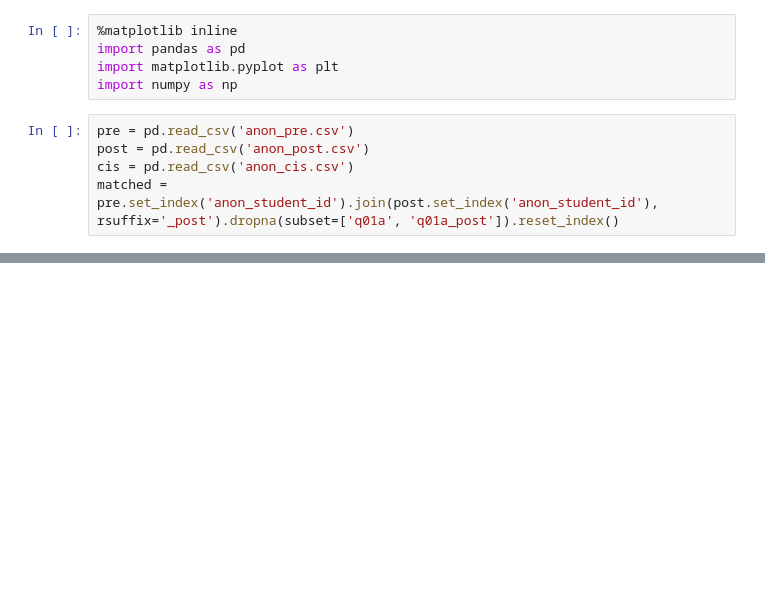
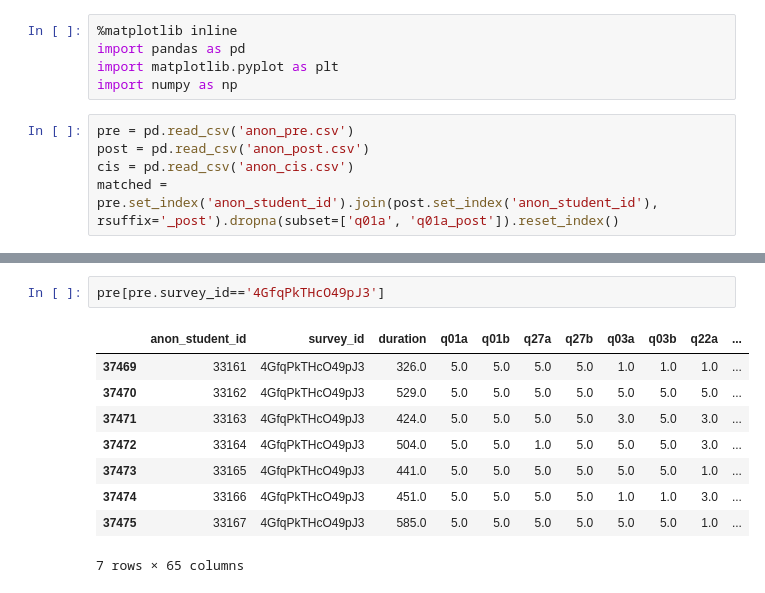
Before and after one commit to Lewandowski-Labs-PER/eclass-public, a Jupyter notebook: summary statistics.ipynb, the cells around one changed output, grey strips where cells are left out. Saved outputs shown, nothing was run; the diff lists cells and outputs as text; blank space fills up the shorter version.

```diff
--- a/summary statistics.ipynb
+++ b/summary statistics.ipynb
@@ -139,0 +127,12 @@ matched.reset_index()
+# %%
+pre[pre.survey_id=='4GfqPkTHcO49pJ3']
+# %% [output]
+|  | anon_student_id | survey_id | duration | q01a | q01b | q27a | q27b | q03a | q03b | q22a | ... |
+| 37469 | 33161 | 4GfqPkTHcO49pJ3 | 326.0 | 5.0 | 5.0 | 5.0 | 5.0 | 1.0 | 1.0 | 1.0 | ... |
+| 37470 | 33162 | 4GfqPkTHcO49pJ3 | 529.0 | 5.0 | 5.0 | 5.0 | 5.0 | 5.0 | 5.0 | 5.0 | ... |
+| 37471 | 33163 | 4GfqPkTHcO49pJ3 | 424.0 | 5.0 | 5.0 | 5.0 | 5.0 | 3.0 | 5.0 | 3.0 | ... |
+| 37472 | 33164 | 4GfqPkTHcO49pJ3 | 504.0 | 5.0 | 5.0 | 1.0 | 5.0 | 5.0 | 5.0 | 3.0 | ... |
+| 37473 | 33165 | 4GfqPkTHcO49pJ3 | 441.0 | 5.0 | 5.0 | 5.0 | 5.0 | 5.0 | 5.0 | 1.0 | ... |
+| 37474 | 33166 | 4GfqPkTHcO49pJ3 | 451.0 | 5.0 | 5.0 | 5.0 | 5.0 | 1.0 | 1.0 | 3.0 | ... |
+| 37475 | 33167 | 4GfqPkTHcO49pJ3 | 585.0 | 5.0 | 5.0 | 5.0 | 5.0 | 5.0 | 5.0 | 1.0 | ... |
+7 rows × 65 columns
```
Also changed, not shown: parts of 15 cells of this notebook, 2 other files.
